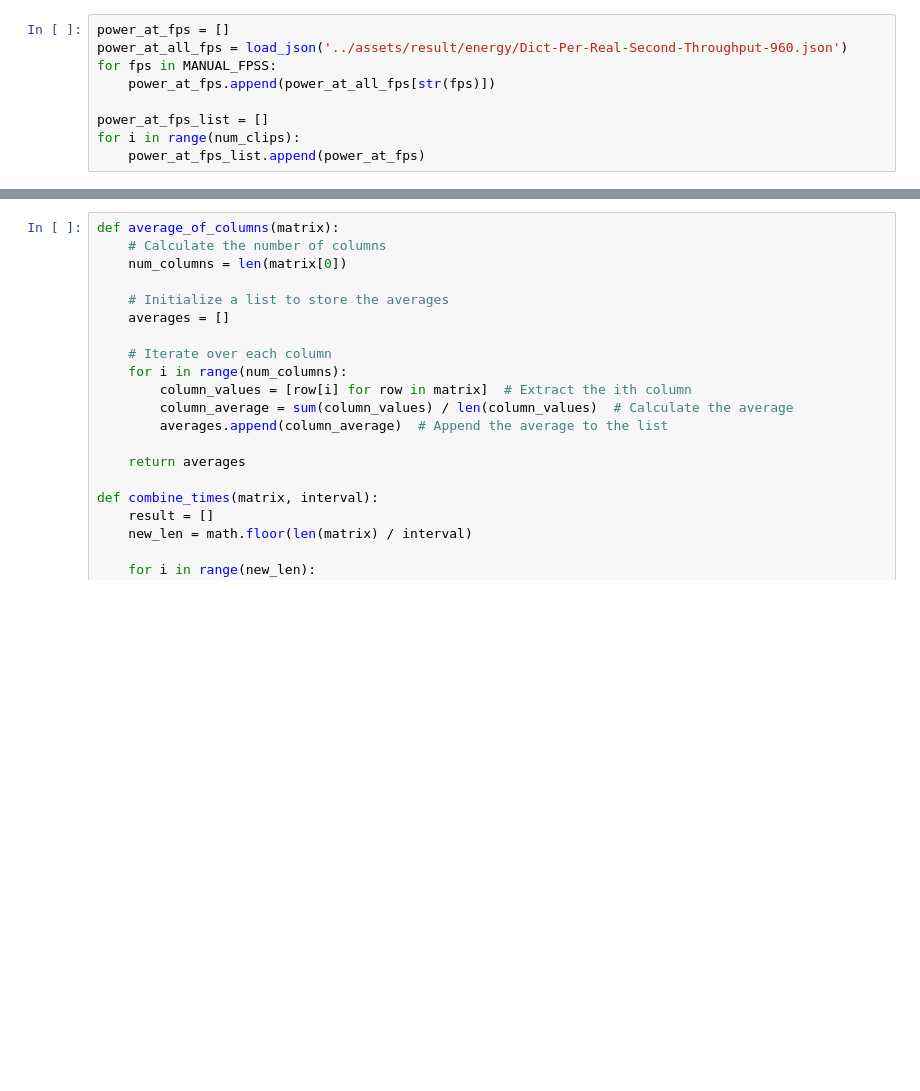
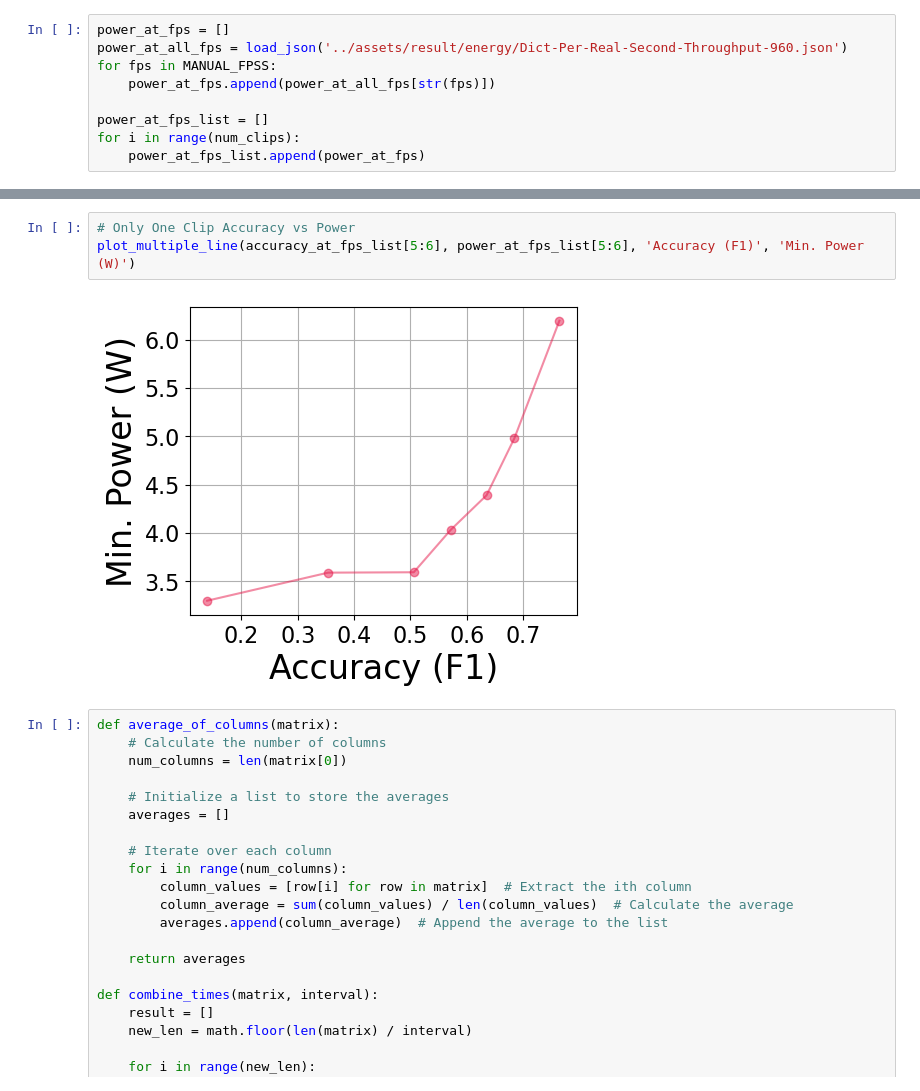
Before and after one commit to lijiaxi2018/Distributed-Learning, a Jupyter notebook: plot/exp9-accuracy-power-960.ipynb, the cells around one changed output, grey strips where cells are left out. Cells and saved outputs as stored; diff of their text form; blank space fills up the shorter version.

```diff
--- a/plot/exp9-accuracy-power-960.ipynb
+++ b/plot/exp9-accuracy-power-960.ipynb
@@ -223,3 +224,8 @@ plot_multiple_line(accuracy_at_fps_list, power_at_fps_list, 'Accuracy (F1)', 'Po
+# %%
+# Only One Clip Accuracy vs Power
+plot_multiple_line(accuracy_at_fps_list[5:6], power_at_fps_list[5:6], 'Accuracy (F1)', 'Min. Power (W)')
+# %% [output]
+[figure, added]
 # %%
 def average_of_columns(matrix):
     # Calculate the number of columns
```
Also changed, not shown: parts of 7 cells of this notebook, 1 other file.
